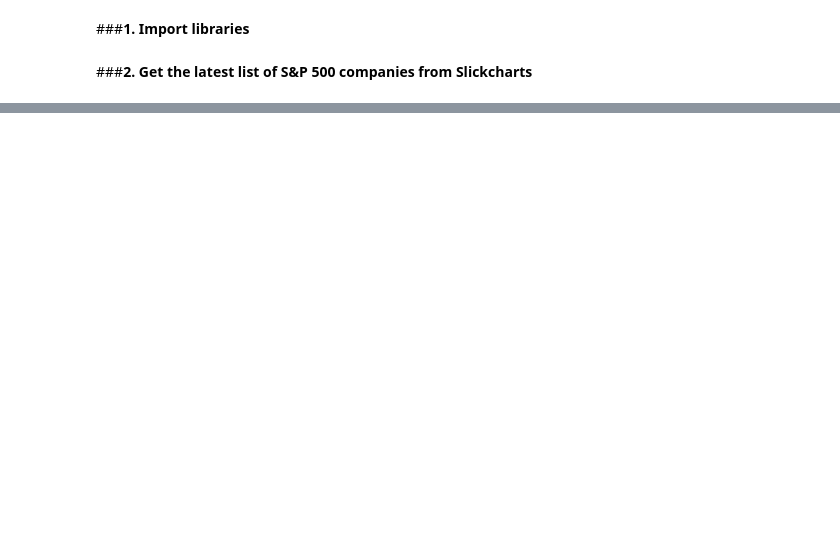
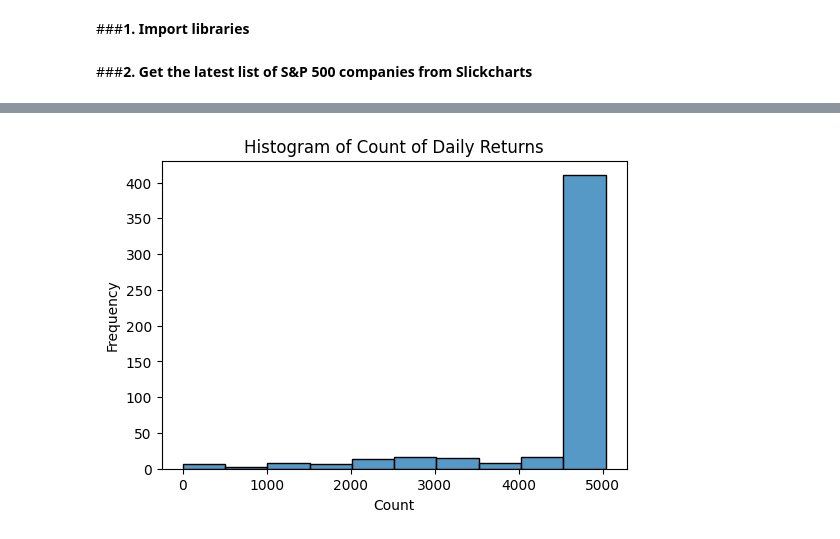
Before and after one commit to Hyshubham2504/Clustering-Based-Approach-as-an-Alternative-to-Industry-Classification, a Jupyter notebook: First_Approach.ipynb, the cells around one changed output, grey strips where cells are left out. Drawn from its saved outputs; the diff is of its cells as text; code cells hidden in the pictures; blank space fills up the shorter version.

```diff
--- a/First_Approach.ipynb
+++ b/First_Approach.ipynb
@@ -43,2 +49,7 @@ Name: Symbol, dtype: object
 For the 20-year period 2004-01-01 — 2024-01-01 (YYYY-MM-dd).
+# %%
+# Temporary fix: Yahoo Finance uses "BRK-B" instead of "BRK.B" and "BF-B" instead of "BF.B"
+# Replace these 2 tickers in the SP500_tickers list so that we can get their data from Yahoo Finance
+SP500_tickers = list(map(lambda x: x.replace('BRK.B', 'BRK-B'), SP500_tickers))
+SP500_tickers = list(map(lambda x: x.replace('BF.B', 'BF-B'), SP500_tickers))
 # %%
@@ -51,0 +66,4 @@ for ticker in SP500_tickers:
+# %%
+daily_return_df = pd.DataFrame(SP500_dict)
+descriptive_data = daily_return_df.describe()
+descriptive_data
@@ -51,0 +102,9 @@ for ticker in SP500_tickers:
+# %%
+plt.figure(figsize=(6, 4))
+sns.histplot(descriptive_data.loc['count'], bins=10, kde=False)
+plt.title('Histogram of Count of Daily Returns')
+plt.xlabel('Count')
+plt.ylabel('Frequency')
+plt.show()
+# %% [output]
+[figure, added]
```
Also changed, not shown: parts of 49 cells of this notebook.
